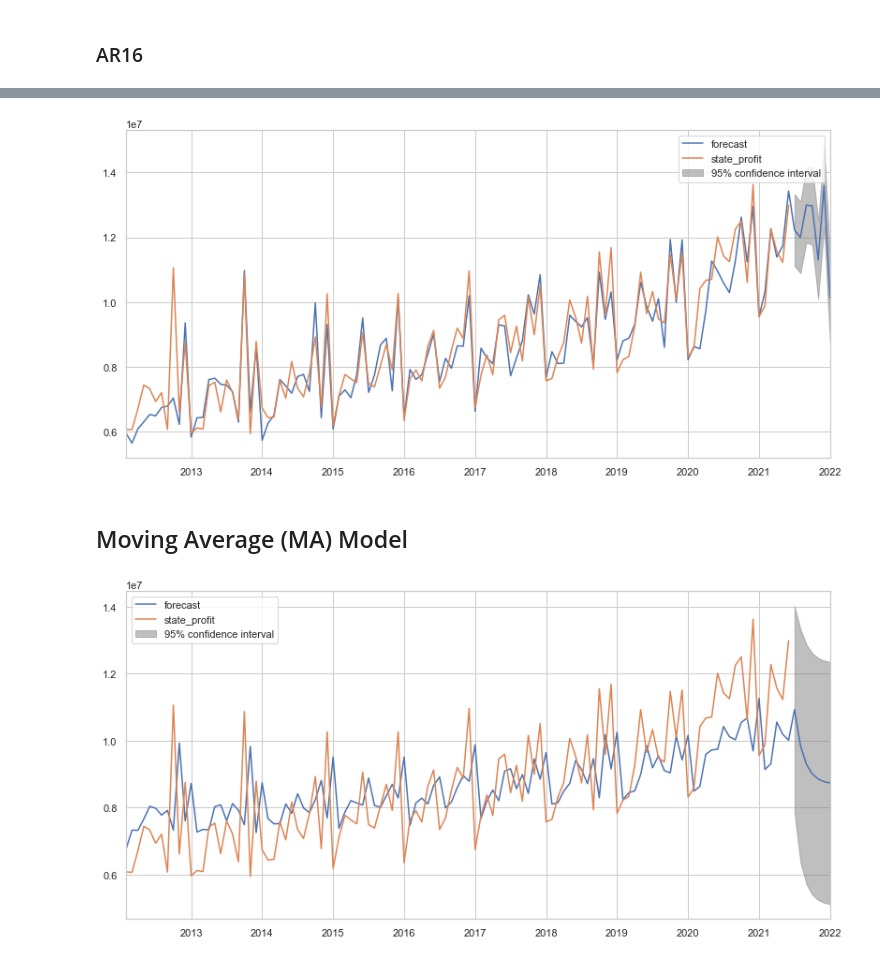
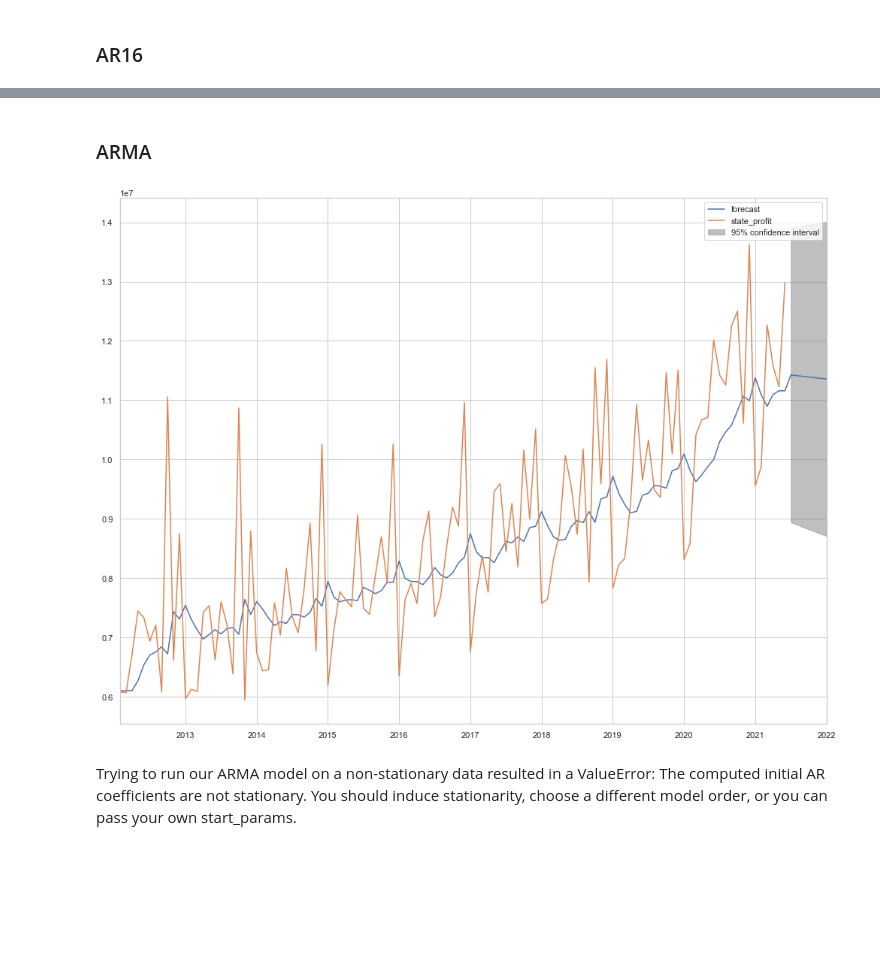
Before and after one commit to Razvanepe/Iowa_spirits_sales, a Jupyter notebook: notebooks/4. Modeling.ipynb, the cells around one changed output, grey strips where cells are left out. Cells and saved outputs as stored; diff of their text form; code cells hidden in the pictures; blank space fills up the shorter version.

```diff
--- a/notebooks/4. Modeling.ipynb
+++ b/notebooks/4. Modeling.ipynb
@@ -382,0 +629,3 @@ df.index = pd.to_datetime(df.index)
+# %%
+df = df.drop(['year','month','day_of_month','day_of_week'], axis = 1)
+df
@@ -501,6 +792,2 @@ plt.legend()
 # %% [markdown]
 First we will have to calculate the percentage change of the values.
-# %%
-df['pct_change'] = df['state_profit'].pct_change()
-df = df.dropna()
-df
@@ -889,0 +1388,8 @@ plt.show()
+# %%
+df_m = df[['state_profit']].resample('m').sum()
+
+df_m.reset_index(inplace=True)
+df_m['Date'] = pd.to_datetime(df_m['Date'])
+df_m = df_m.set_index('Date')
+
+df_m
@@ -897,6 +1490,12 @@ res = mod.fit()
+# %% [markdown]
+### ARMA
+# %%
+
+model = ARMA(df_m, order = (1,1))
+model_fit = model.fit()
+y_pred = model_fit.forecast(steps = 1)[0]
+save_scores(model_fit, 'month_agg', 'ARMA', 'p=1, q=1')
 # %%
-res.plot_predict(start = 1, end = 120);
+model_fit.plot_predict(start = 1, end = 120);
 # %% [output]
-[figure, old version]
+[figure, new version]
-# %% [markdown]
-## Moving Average (MA) Model
@@ -906,4 +1501,0 @@ res = mod.fit()
-# %%
-result.plot_predict(start = 1, end = 120);
-# %% [output]
-[figure, removed]
@@ -909,0 +1510,3 @@ result.plot_predict(start = 1, end = 120);
+# %% [markdown]
+Trying to run our ARMA model on a non-stationary data resulted in a ValueError:
+The computed initial AR coefficients are not stationary. You should induce stationarity, choose a different model order, or you can pass your own start_params.
```
Also changed, not shown: parts of 199 cells of this notebook, 1 other file.
